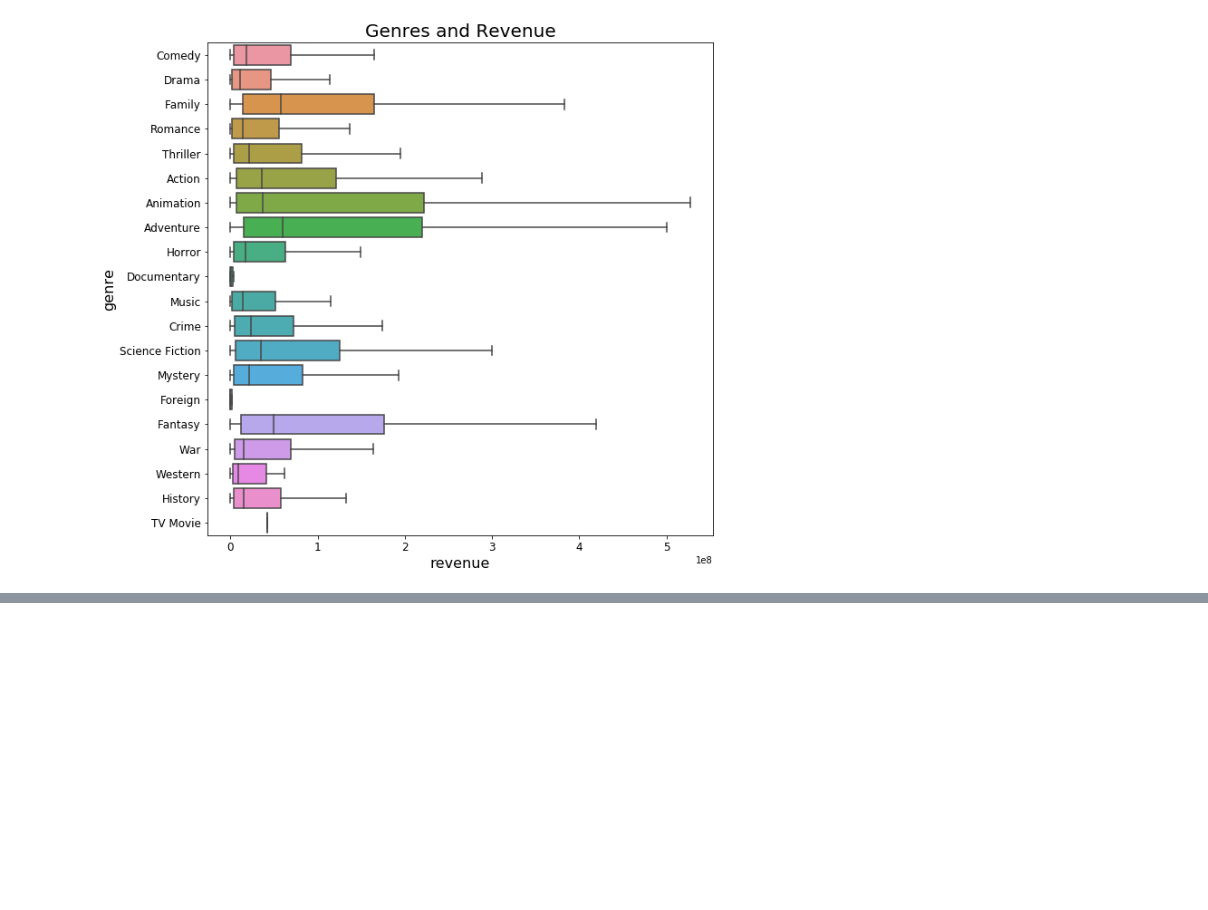
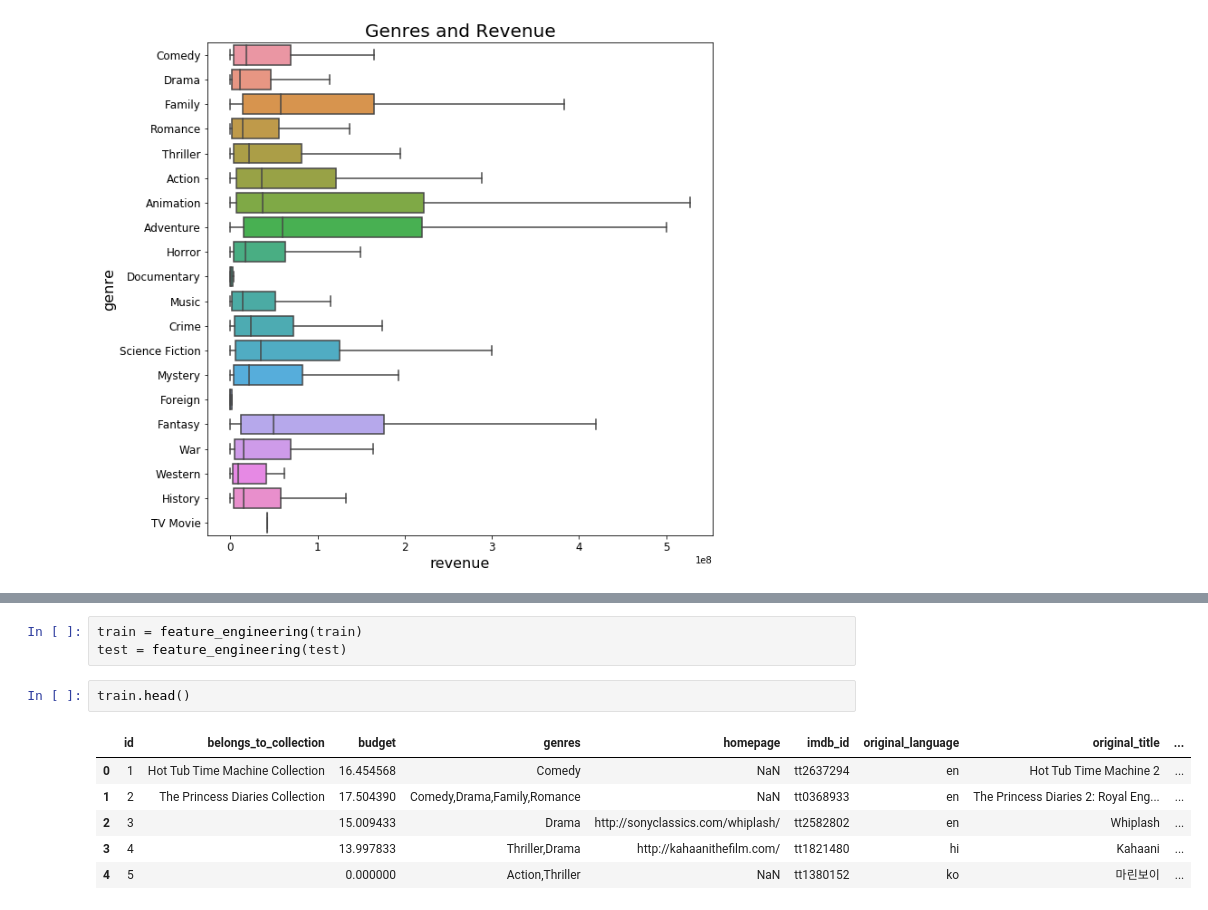
Before and after one commit to OracyC/TMDB-Box-Office-Prediction, a Jupyter notebook: TMDB_Box_Office_Prediction.ipynb, the cells around one changed output, grey strips where cells are left out. Saved outputs shown, nothing was run; the diff lists cells and outputs as text; blank space fills up the shorter version.

```diff
--- a/TMDB_Box_Office_Prediction.ipynb
+++ b/TMDB_Box_Office_Prediction.ipynb
@@ -102,0 +174,12 @@ plt.show()
+# %%
+train = feature_engineering(train)
+test = feature_engineering(test)
+# %%
+train.head()
+# %% [output]
+|  | id | belongs_to_collection | budget | genres | homepage | imdb_id | original_language | original_title | ... |
+| 0 | 1 | Hot Tub Time Machine Collection | 16.454568 | Comedy | NaN | tt2637294 | en | Hot Tub Time Machine 2 | ... |
+| 1 | 2 | The Princess Diaries Collection | 17.504390 | Comedy,Drama,Family,Romance | NaN | tt0368933 | en | The Princess Diaries 2: Royal Eng... | ... |
+| 2 | 3 |  | 15.009433 | Drama | http://sonyclassics.com/whiplash/ | tt2582802 | en | Whiplash | ... |
+| 3 | 4 |  | 13.997833 | Thriller,Drama | http://kahaanithefilm.com/ | tt1821480 | hi | Kahaani | ... |
+| 4 | 5 |  | 0.000000 | Action,Thriller | NaN | tt1380152 | ko | 마린보이 | ... |
```
Also changed, not shown: parts of 17 cells of this notebook.
